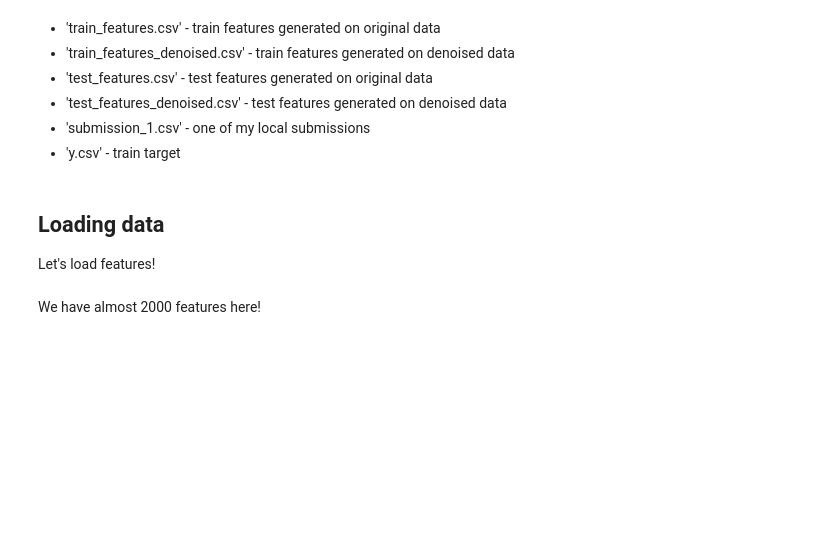
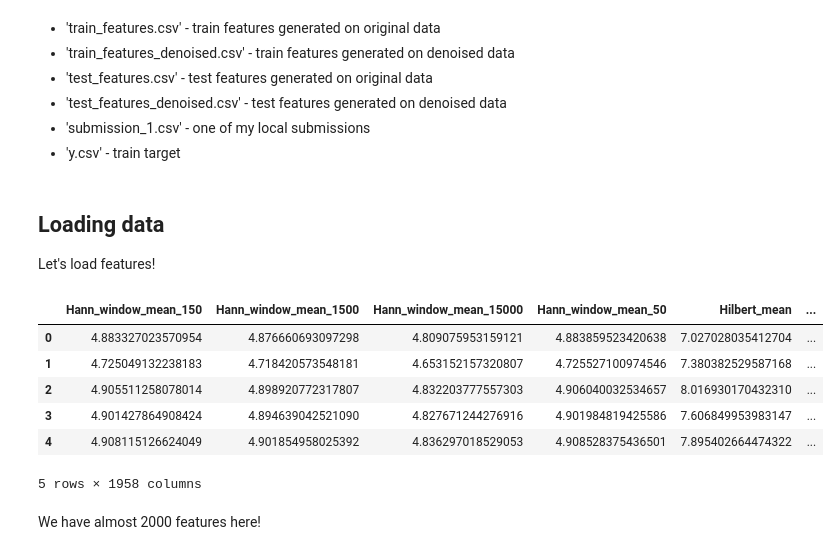
Before and after one commit to kuo77122/Kaggle, a Jupyter notebook: LANL-Earthquake-Prediction/code/kernals-from-Andrew/feature-selection-model-interpretation-and-more.ipynb, the cells around one changed output. Saved outputs shown, nothing was run; the diff lists cells and outputs as text; code cells hidden in the pictures; blank space fills up the shorter version.

```diff
--- a/LANL-Earthquake-Prediction/code/kernals-from-Andrew/feature-selection-model-interpretation-and-more.ipynb
+++ b/LANL-Earthquake-Prediction/code/kernals-from-Andrew/feature-selection-model-interpretation-and-more.ipynb
@@ -156,6 +162,16 @@ X = pd.concat([train_features, train_features_denoised], axis=1).drop(['seg_id_d
 X_test = pd.concat([test_features, test_features_denoised], axis=1).drop(['seg_id_denoised', 'target_denoised'], axis=1)
 X = X[:-1]
 y = y[:-1]
+# %%
+X.head()
+# %% [output]
+|  | Hann_window_mean_150 | Hann_window_mean_1500 | Hann_window_mean_15000 | Hann_window_mean_50 | Hilbert_mean | ... |
+| 0 | 4.883327023570954 | 4.876660693097298 | 4.809075953159121 | 4.883859523420638 | 7.027028035412704 | ... |
+| 1 | 4.725049132238183 | 4.718420573548181 | 4.653152157320807 | 4.725527100974546 | 7.380382529587168 | ... |
+| 2 | 4.905511258078014 | 4.898920772317807 | 4.832203777557303 | 4.906040032534657 | 8.016930170432310 | ... |
+| 3 | 4.901427864908424 | 4.894639042521090 | 4.827671244276916 | 4.901984819425586 | 7.606849953983147 | ... |
+| 4 | 4.908115126624049 | 4.901854958025392 | 4.836297018529053 | 4.908528375436501 | 7.895402664474322 | ... |
+5 rows × 1958 columns
 # %% [markdown]
 We have almost 2000 features here!
 # %%
```
Also changed, not shown: parts of 21 cells of this notebook.
